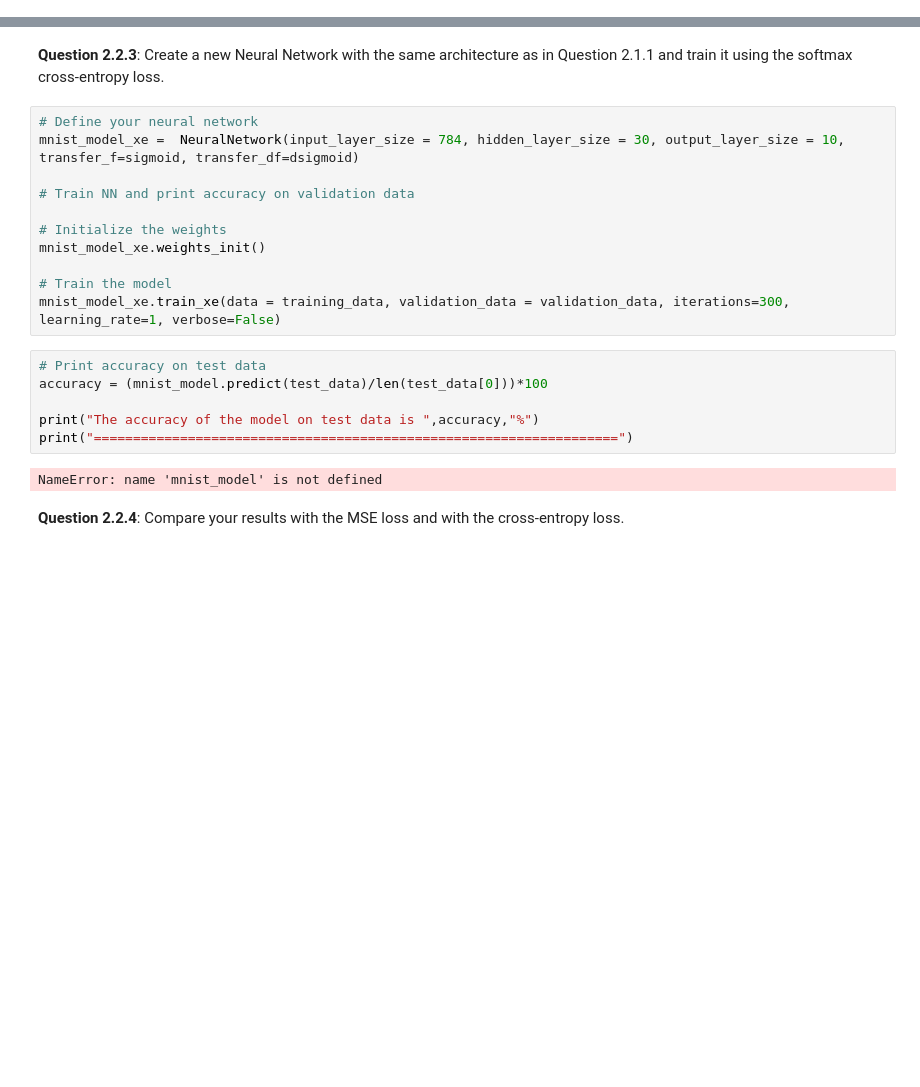
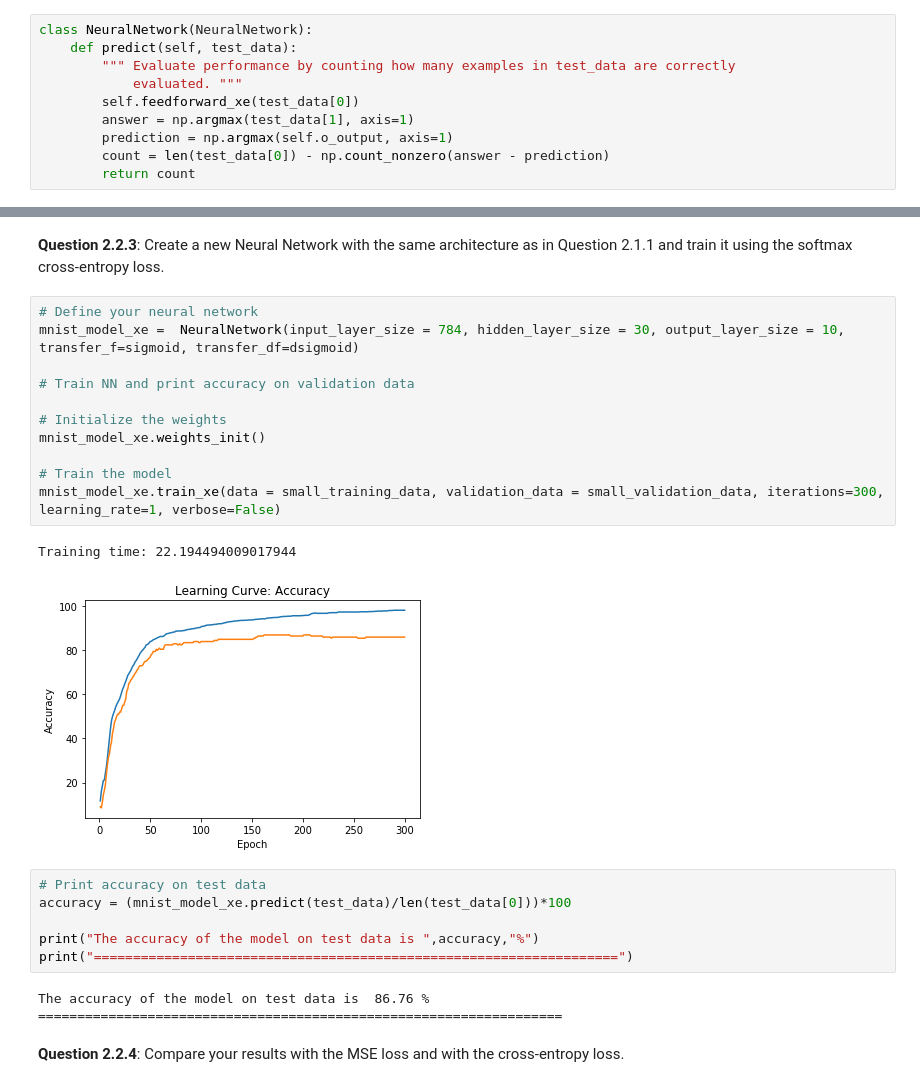
Before and after one commit to kandakji/Artificial-Neural-Networks-for-Handwritten-Digits-Recognition, a Jupyter notebook: Lab1_DL-Students_2019.ipynb, the cells around one changed output, grey strips where cells are left out. Drawn from its saved outputs; the diff is of its cells as text; blank space fills up the shorter version.

```diff
--- a/Lab1_DL-Students_2019.ipynb
+++ b/Lab1_DL-Students_2019.ipynb
@@ -874,6 +874,16 @@ If $t = (t_1, ..., t_n)$ is a vector of non-negative targets such that $\sum_{k=
 Answer: $\frac{\partial L_{xe}}{\partial u_i} = o_i (t_i + \sum_{k \neq 1 }o_{k}) - t_i = o_i - t_i $
 # %% [markdown]
 <b>Question 2.2.2</b>: Implement a new feedforward() function and a new backpropagate() function adapted to the cross-entropy loss instead of the MSE loss.
+# %%
+class NeuralNetwork(NeuralNetwork):
+    def predict(self, test_data):
+        """ Evaluate performance by counting how many examples in test_data are correctly
+            evaluated. """
+        self.feedforward_xe(test_data[0])
+        answer = np.argmax(test_data[1], axis=1)
+        prediction = np.argmax(self.o_output, axis=1)
+        count = len(test_data[0]) - np.count_nonzero(answer - prediction)
+        return count
 # %%
 class NeuralNetwork(NeuralNetwork):
     def feedforward_xe(self, inputs):
@@ -931,22 +941,26 @@ class NeuralNetwork(NeuralNetwork):
 # %%
 # Define your neural network
 mnist_model_xe =  NeuralNetwork(input_layer_size = 784, hidden_layer_size = 30, output_layer_size = 10, transfer_f=sigmoid, transfer_df=dsigmoid)
 
 # Train NN and print accuracy on validation data
 
 # Initialize the weights
 mnist_model_xe.weights_init()
 
 # Train the model
-mnist_model_xe.train_xe(data = training_data, validation_data = validation_data, iterations=300, learning_rate=1, verbose=False)
+mnist_model_xe.train_xe(data = small_training_data, validation_data = small_validation_data, iterations=300, learning_rate=1, verbose=False)
+# %% [output]
+Training time: 22.194494009017944
+[figure, added]
 # %%
 # Print accuracy on test data
-accuracy = (mnist_model.predict(test_data)/len(test_data[0]))*100
+accuracy = (mnist_model_xe.predict(test_data)/len(test_data[0]))*100
 
 print("The accuracy of the model on test data is ",accuracy,"%")
 print("===================================================================")
 # %% [output]
-NameError: name 'mnist_model' is not defined
+The accuracy of the model on test data is  86.76 %
+===================================================================
 # %% [markdown]
 <b>Question 2.2.4</b>: Compare your results with the MSE loss and with the cross-entropy loss.
 # %% [markdown]
```
Also changed, not shown: 1 other file.
